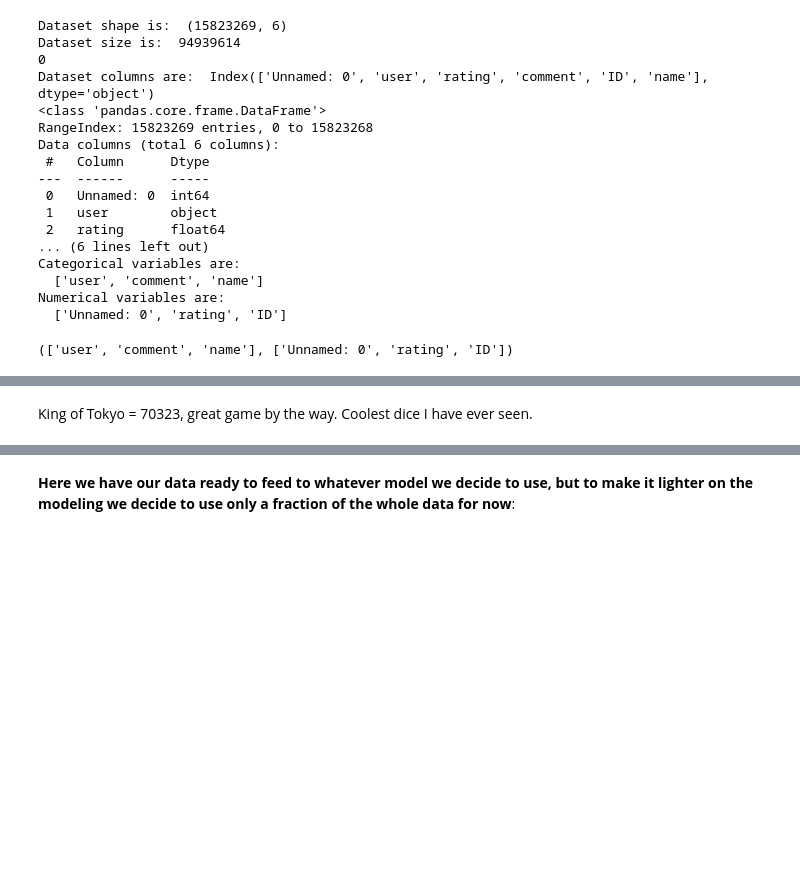
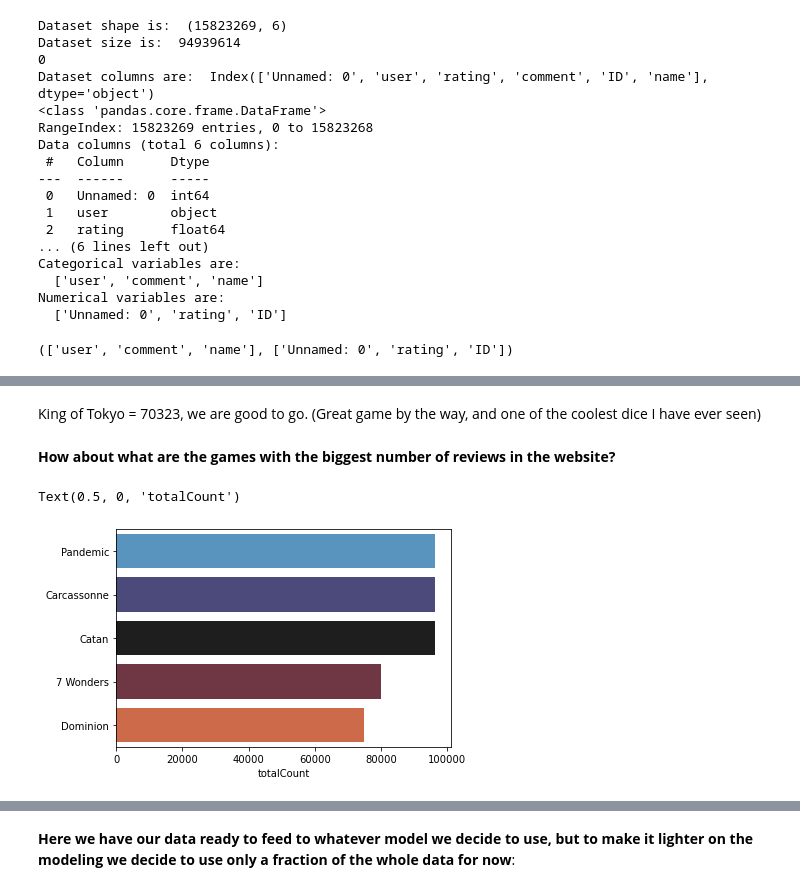
Before and after one commit to marcosvppfernandes/recommender_system, a Jupyter notebook: notebooks/First_MVP.ipynb, the cells around one changed output, grey strips where cells are left out. Cells and saved outputs as stored; diff of their text form; code cells hidden in the pictures; blank space fills up the shorter version.

```diff
--- a/notebooks/First_MVP.ipynb
+++ b/notebooks/First_MVP.ipynb
@@ -112,2 +205,12 @@ bgg_reviews.sample(3, random_state=22)
 # %% [markdown]
-King of Tokyo = 70323, great game by the way. Coolest dice I have ever seen.
+King of Tokyo = 70323, we are good to go. (Great game by the way, and one of the coolest dice I have ever seen)
+# %% [markdown]
+**How about what are the games with the biggest number of reviews in the website?**
+# %%
+sns.cubehelix_palette(start=2, rot=0, dark=0, light=.95, reverse=True, as_cmap=True)
+ax = sns.barplot(x=list(bgg_reviews['name'].value_counts()[0:5]),
+                 y=bgg_reviews['name'].value_counts()[0:5].keys(), data=bgg_reviews, palette="icefire")
+ax.set_xlabel('totalCount')
+# %% [output]
+Text(0.5, 0, 'totalCount')
+[figure, added]
```
Also changed, not shown: parts of 90 cells of this notebook.
